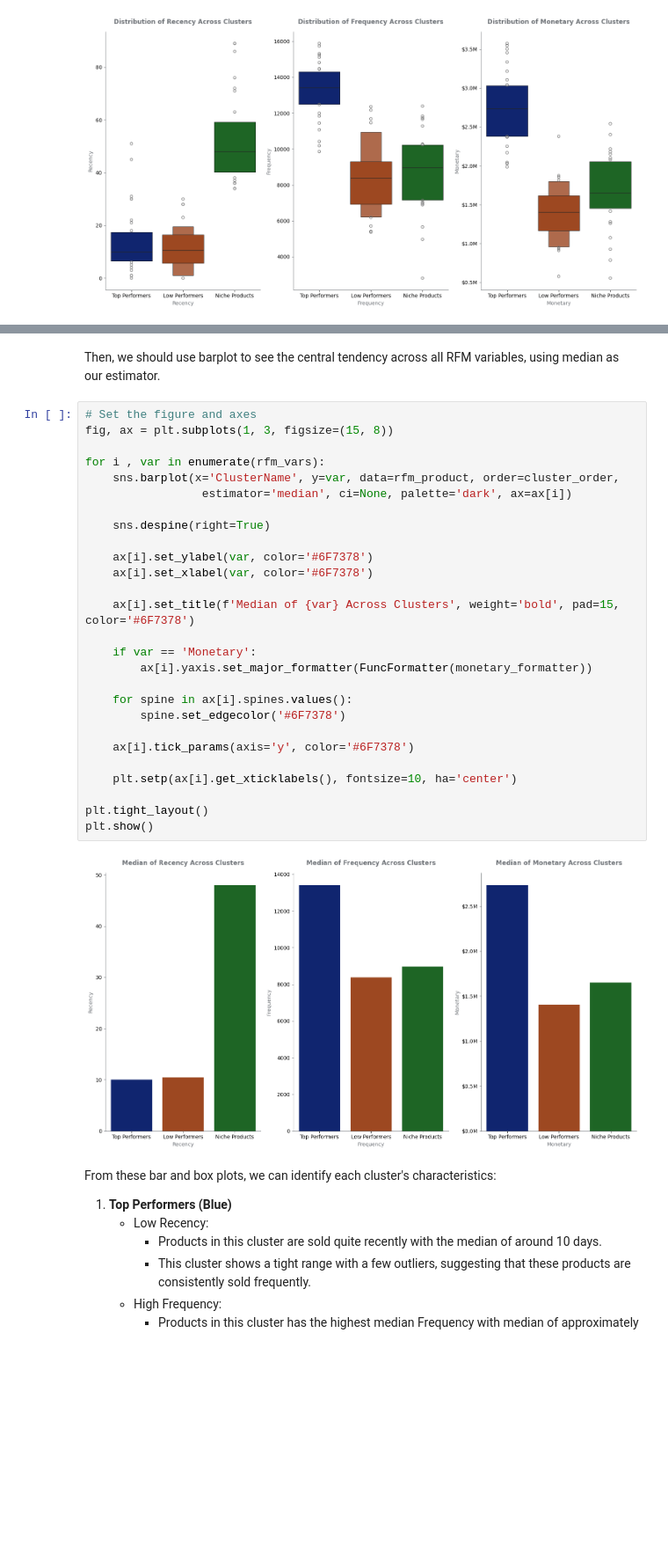
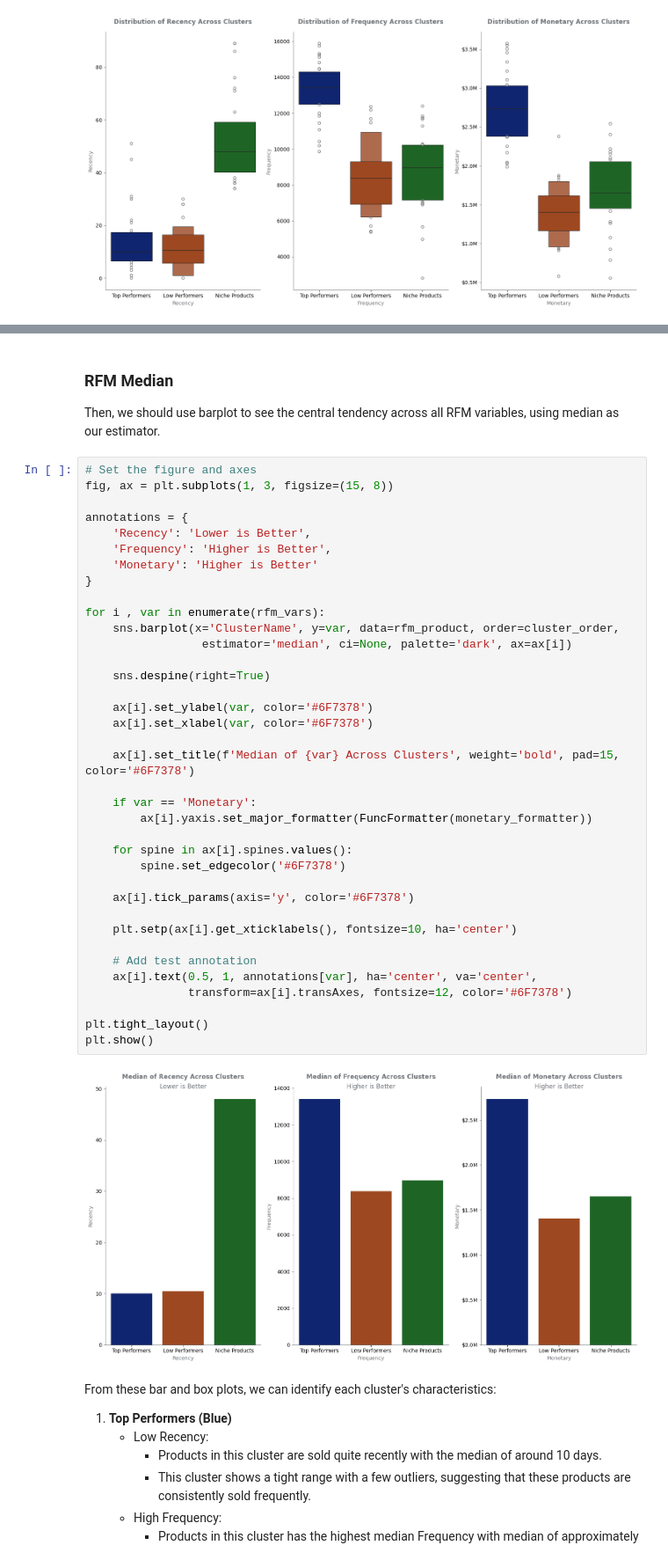
Before and after one commit to lazuardifp19/lazuardfp_portfolio, a Jupyter notebook: Ecommerce Analysis With Product-Centric RFM Analysis and K Means Clustering/ecommerce-analysis-with-product-centric-rfm-analysis-and-k-means-clustering.ipynb, the cells around one changed output, grey strips where cells are left out. Shown at 88% size. Drawn from its saved outputs; the diff is of its cells as text; blank space fills up the shorter version.

```diff
--- a/Ecommerce Analysis With Product-Centric RFM Analysis and K Means Clustering/ecommerce-analysis-with-product-centric-rfm-analysis-and-k-means-clustering.ipynb
+++ b/Ecommerce Analysis With Product-Centric RFM Analysis and K Means Clustering/ecommerce-analysis-with-product-centric-rfm-analysis-and-k-means-clustering.ipynb
@@ -1519,34 +1567,45 @@ plt.show()
 # %% [markdown]
+### **RFM Median**
 Then, we should use barplot to see the central tendency across all RFM variables, using median as our estimator.
 # %%
 # Set the figure and axes
 fig, ax = plt.subplots(1, 3, figsize=(15, 8))
+
+annotations = {
+    'Recency': 'Lower is Better',
+    'Frequency': 'Higher is Better',
+    'Monetary': 'Higher is Better'
+}
 
 for i , var in enumerate(rfm_vars):
     sns.barplot(x='ClusterName', y=var, data=rfm_product, order=cluster_order,
                  estimator='median', ci=None, palette='dark', ax=ax[i])
 
     sns.despine(right=True)
 
     ax[i].set_ylabel(var, color='#6F7378')
     ax[i].set_xlabel(var, color='#6F7378')
 
     ax[i].set_title(f'Median of {var} Across Clusters', weight='bold', pad=15, color='#6F7378')
 
     if var == 'Monetary':
         ax[i].yaxis.set_major_formatter(FuncFormatter(monetary_formatter))
 
     for spine in ax[i].spines.values():
         spine.set_edgecolor('#6F7378')
 
     ax[i].tick_params(axis='y', color='#6F7378')
 
     plt.setp(ax[i].get_xticklabels(), fontsize=10, ha='center')
 
+    # Add test annotation
+    ax[i].text(0.5, 1, annotations[var], ha='center', va='center',
+               transform=ax[i].transAxes, fontsize=12, color='#6F7378')
+
 plt.tight_layout()
 plt.show()
 # %% [output]
-[figure, old version]
+[figure, new version]
 # %% [markdown]
 From these bar and box plots, we can identify each cluster's characteristics:
 1. **Top Performers (Blue)**
```
Also changed, not shown: parts of 20 cells of this notebook.
